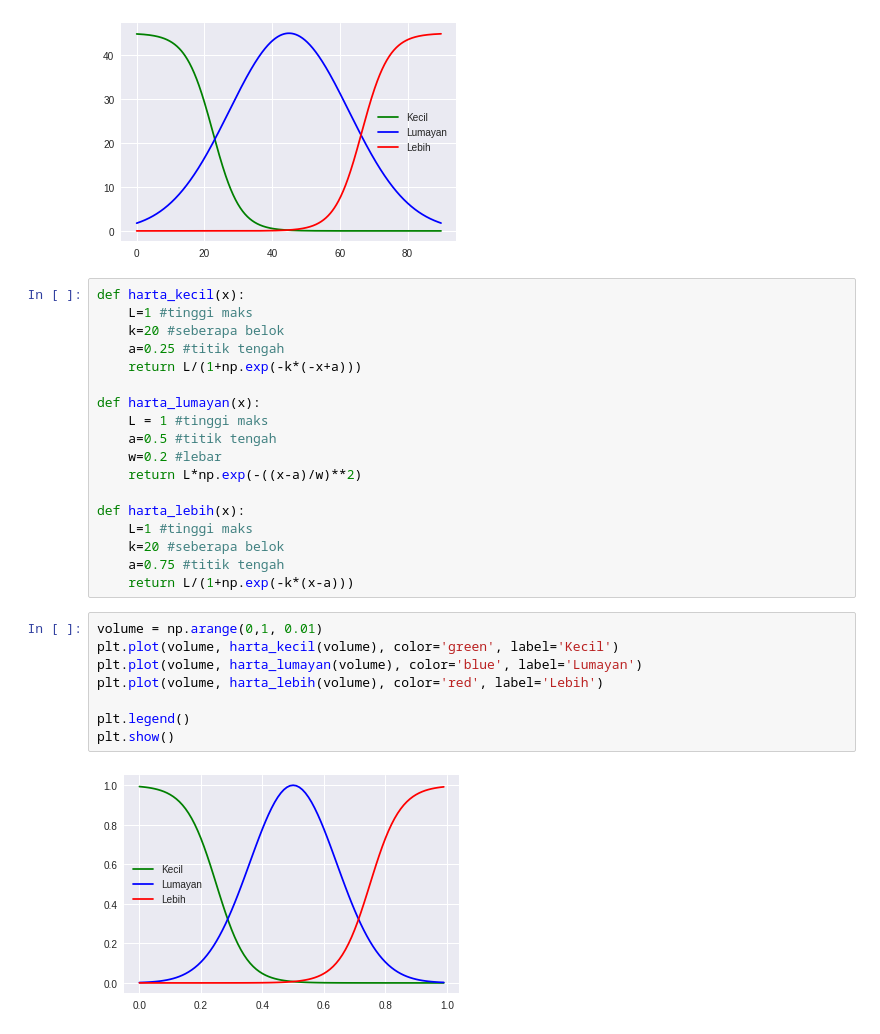
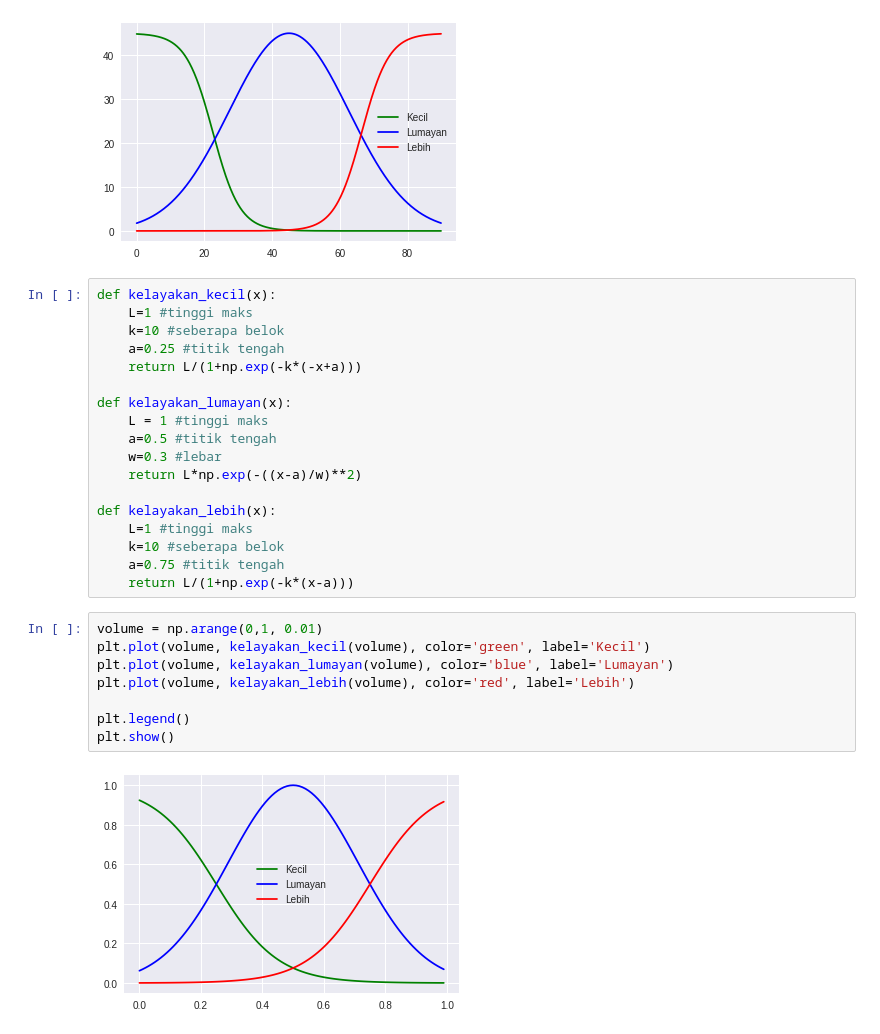
Before and after one commit to rizkiar00/Fuzzy-Logic, a Jupyter notebook: Fuzzy_Logic.ipynb, the cells around one changed output. Drawn from its saved outputs; the diff is of its cells as text.

```diff
--- a/Fuzzy_Logic.ipynb
+++ b/Fuzzy_Logic.ipynb
@@ -61,30 +61,30 @@ plt.show()
 # %% [output]
 [figure]
 # %%
-def harta_kecil(x):
+def kelayakan_kecil(x):
     L=1 #tinggi maks
-    k=20 #seberapa belok
+    k=10 #seberapa belok
     a=0.25 #titik tengah
     return L/(1+np.exp(-k*(-x+a)))
 
-def harta_lumayan(x):
+def kelayakan_lumayan(x):
     L = 1 #tinggi maks
     a=0.5 #titik tengah
-    w=0.2 #lebar
+    w=0.3 #lebar
     return L*np.exp(-((x-a)/w)**2)
 
-def harta_lebih(x):
+def kelayakan_lebih(x):
     L=1 #tinggi maks
-    k=20 #seberapa belok
+    k=10 #seberapa belok
     a=0.75 #titik tengah
     return L/(1+np.exp(-k*(x-a)))
 # %%
 volume = np.arange(0,1, 0.01)
-plt.plot(volume, harta_kecil(volume), color='green', label='Kecil')
-plt.plot(volume, harta_lumayan(volume), color='blue', label='Lumayan')
-plt.plot(volume, harta_lebih(volume), color='red', label='Lebih')
+plt.plot(volume, kelayakan_kecil(volume), color='green', label='Kecil')
+plt.plot(volume, kelayakan_lumayan(volume), color='blue', label='Lumayan')
+plt.plot(volume, kelayakan_lebih(volume), color='red', label='Lebih')
 
 plt.legend()
 plt.show()
 # %% [output]
-[figure, old version]
+[figure, new version]
```
Also changed, not shown: parts of 5 cells of this notebook.
